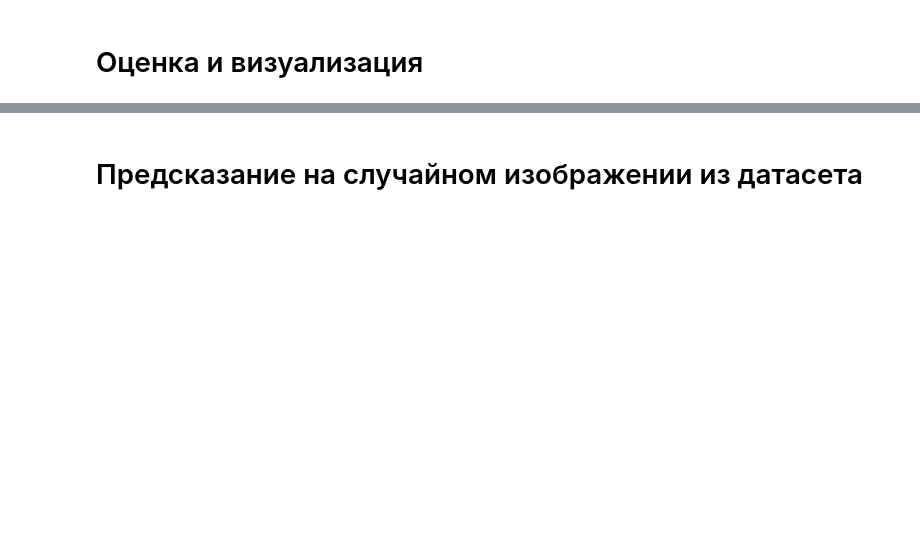
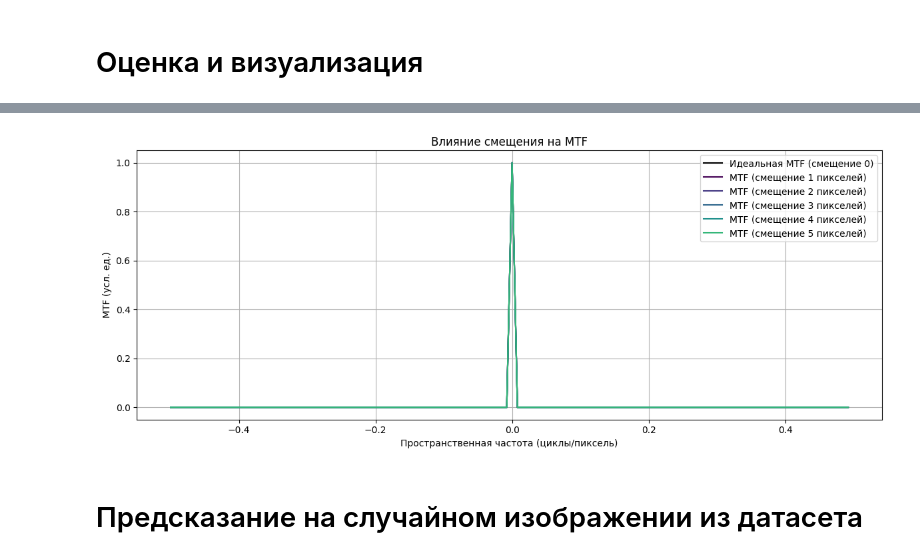
Before and after one commit to fmvachoo/cnn_psf, a Jupyter notebook: cnn-resnet-2layers.ipynb, the cells around one changed output, grey strips where cells are left out. Drawn from its saved outputs; the diff is of its cells as text; code cells hidden in the pictures; blank space fills up the shorter version.

```diff
--- a/cnn-resnet-2layers.ipynb
+++ b/cnn-resnet-2layers.ipynb
@@ -253,3 +310,63 @@ plt.show()
+# %%
+import numpy as np
+import matplotlib.pyplot as plt
+from scipy.fft import fft2, fftshift
+
+# Параметры для генерации идеальной ФРТ
+size = 128
+x = np.linspace(-size/2, size/2-1, size)
+y = np.linspace(-size/2, size/2-1, size)
+X, Y = np.meshgrid(x, y)
+r = np.sqrt(X**2 + Y**2)
+lambda_ = 0.5  # Длина волны
+d = 1.0  # Диаметр апертуры
+k = 4.0
+f_prime = 2000.0  # Заднее фокусное расстояние
+f_prime_0 = 50.0  # Базовое фокусное расстояние
+resolution = 0.1  # Разрешение, мкм/пиксель
+airy_diameter = 2.44 * (f_prime / f_prime_0) * (lambda_ * k / d) / resolution  # Диаметр диска Эйри в пикселях
+r_airy = airy_diameter / 2  # Радиус диска Эйри
+
+# Идеальная PSF (диск Эйри)
+ideal_psf = np.where(r <= r_airy, 1, 0)
+ideal_psf = ideal_psf / np.sum(ideal_psf)  # Нормализация
+
+# Вычисление идеальной MTF (модуль 2D Фурье-преобразования)
+mtf_ideal = np.abs(fftshift(fft2(ideal_psf)))
+mtf_ideal = mtf_ideal / mtf_ideal.max()  # Нормализация к 1
+
+# Список для хранения MTF при разных смещениях
+shifts = [0, 1, 2, 3, 4, 5]  # Сдвиги в пикселях (вправо)
+mtf_curves = []
+
+# Сдвиг PSF и вычисление MTF
+for shift in shifts:
+    # Сдвигаем PSF вправо (используем np.roll для циклического сдвига)
+    shifted_psf = np.roll(ideal_psf, shift, axis=1)
+    # Вычисляем MTF
+    mtf_shifted = np.abs(fftshift(fft2(shifted_psf)))
+    mtf_shifted = mtf_shifted / mtf_shifted.max()  # Нормализация
+    mtf_curves.append(mtf_shifted)
+
+# Извлечение центральной горизонтальной линии для 1D MTF (для упрощения визуализации)
+freq = np.linspace(-size/2, size/2-1, size) / size  # Пространственная частота
+mtf_ideal_1d = mtf_ideal[size//2, :]
+mtf_curves_1d = [curve[size//2, :] for curve in mtf_curves]
+
+# Визуализация
+plt.figure(figsize=(12, 5))
+plt.plot(freq, mtf_ideal_1d, label='Идеальная MTF (смещение 0)', color='black')
+for i, (shift, mtf) in enumerate(zip(shifts[1:], mtf_curves_1d[1:])):
+    plt.plot(freq, mtf, label=f'MTF (смещение {shift} пикселей)', color=plt.cm.viridis(i / len(shifts)))
+plt.title('Влияние смещения на MTF')
+plt.xlabel('Пространственная частота (циклы/пиксель)')
+plt.ylabel('MTF (усл. ед.)')
+plt.grid(True)
+plt.legend()
+plt.tight_layout()
+plt.show()
+# %% [output]
+[figure, added]
 # %% [markdown]
 # Предсказание на случайном изображении из датасета
 # %%
```
Also changed, not shown: parts of 11 cells of this notebook.
